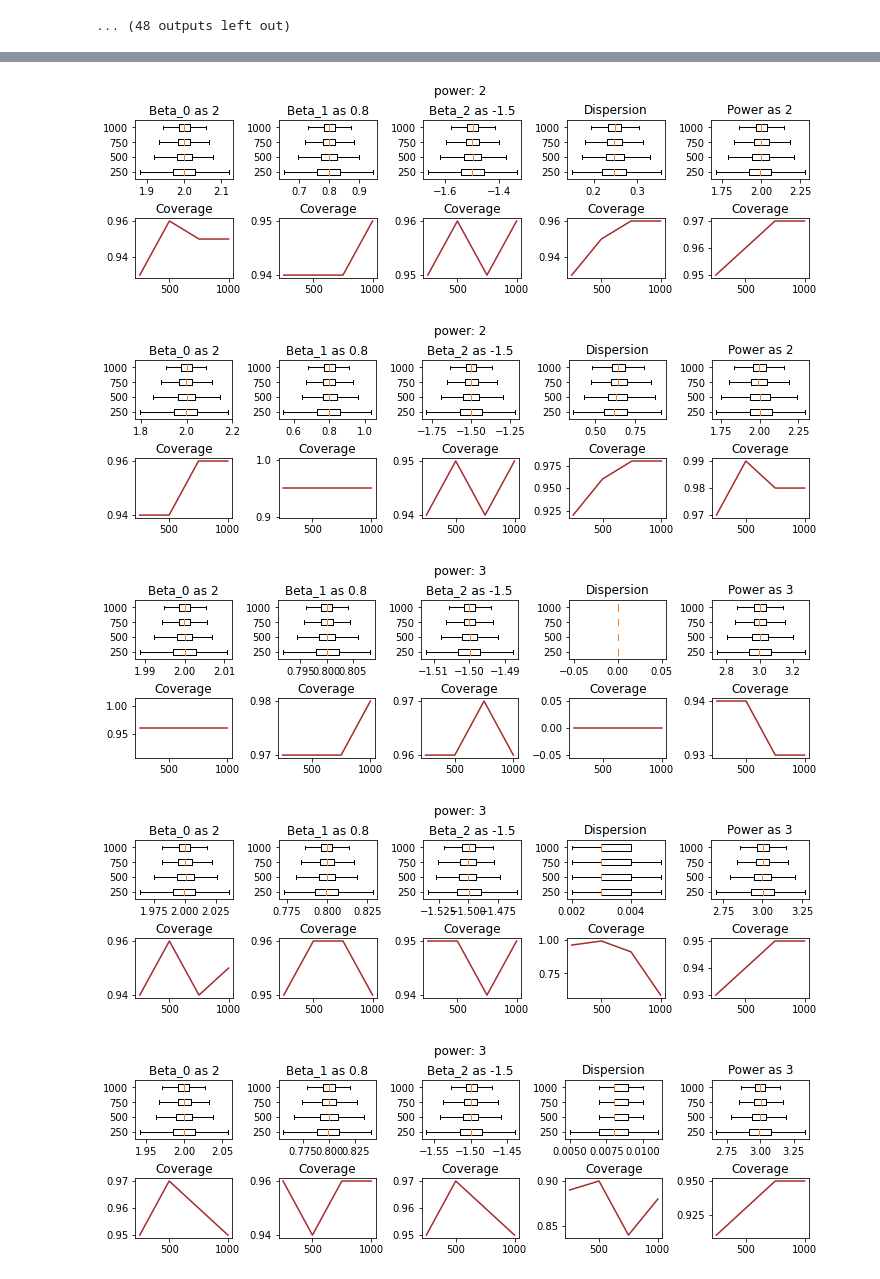
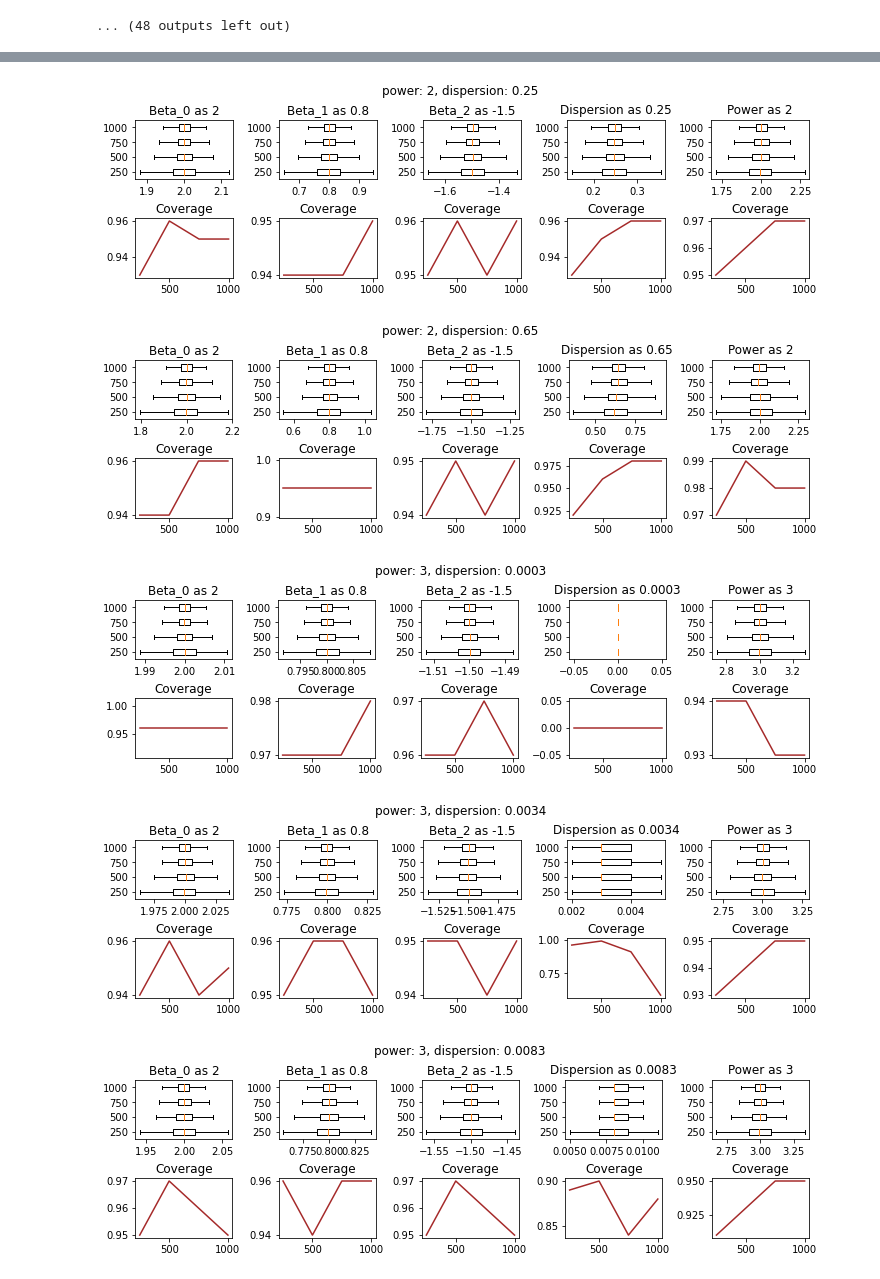
Before and after one commit to jeancmaia/mcglm, a Jupyter notebook: nbks/simulation.ipynb, the cells around one changed output, grey strips where cells are left out. Saved outputs shown, nothing was run; the diff lists cells and outputs as text; code cells hidden in the pictures.

```diff
--- a/nbks/simulation.ipynb
+++ b/nbks/simulation.ipynb
@@ -636,7 +636,7 @@ for simulation_conf in [
                         power_coverage.append(round(sum(data["power_confidence_interval"])/n_sim, 2))
 
                 figure, axis = plt.subplots(2, 5, figsize=(10,3), constrained_layout=True)
-                plt.suptitle('power: ' + str(simulation_conf["power"]))
+                plt.suptitle('power: ' + str(simulation_conf["power"]) + ', dispersion: ' + str(dispersion))
                 axis[0][0].boxplot(beta_0, vert=False, labels=sample_sizes, showfliers=False)
                 axis[0][0].set_title("Beta_0 as " + str(simulation_conf['regression_parameter']['beta_0']))
                 axis[1][0].plot(sample_sizes, beta0_coverage, color="brown")
@@ -658,7 +658,7 @@ for simulation_conf in [
 
 
                 axis[0][3].boxplot(dispersion_lst, vert=False, labels=sample_sizes, showfliers=False)
-                axis[0][3].set_title("Dispersion")
+                axis[0][3].set_title("Dispersion as " + str(dispersion))
                 axis[1][3].plot(sample_sizes, dispersion_coverage, color="brown")
                 axis[1][3].set_title("Coverage")
 
@@ -685,5 +685,5 @@ for simulation_conf in [
-[figure, old version]
+[figure, new version]
-[figure, old version]
+[figure, new version]
-[figure, old version]
+[figure, new version]
-[figure, old version]
+[figure, new version]
-[figure, old version]
+[figure, new version]
```
Also changed, not shown: parts of 1 cell of this notebook.
